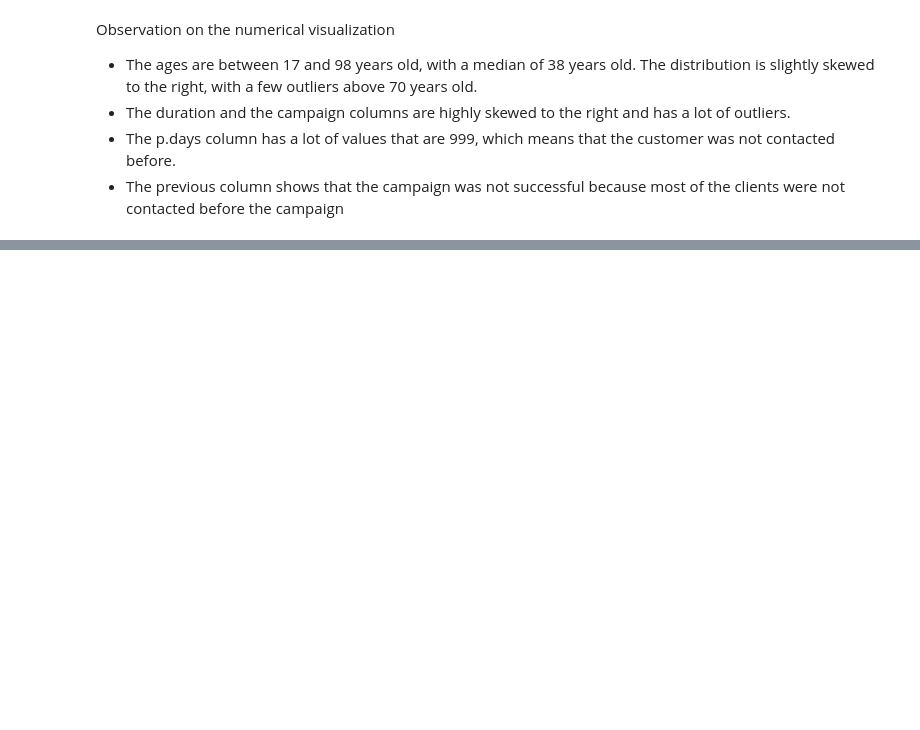
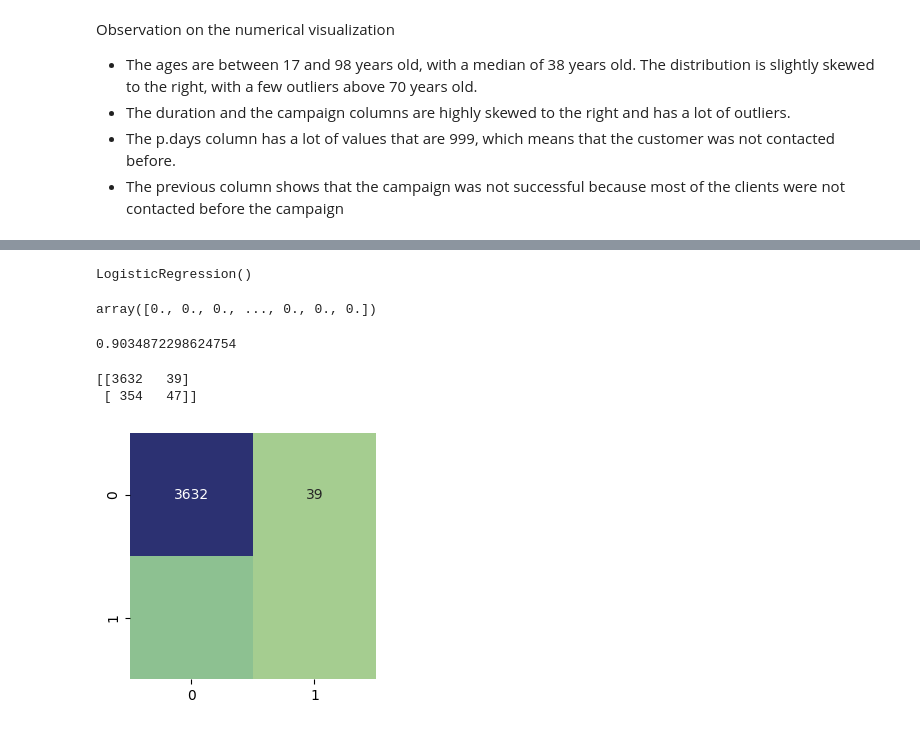
Before and after one commit to fevc08/logistic_regresion_ML, a Jupyter notebook: src/explore.ipynb, the cells around one changed output, grey strips where cells are left out. Saved outputs shown, nothing was run; the diff lists cells and outputs as text; code cells hidden in the pictures; blank space fills up the shorter version.

Commit message:
fevc08 - Logistic Regression Model created and optimized

```diff
--- a/src/explore.ipynb
+++ b/src/explore.ipynb
@@ -386,0 +375,7 @@ X_test.to_csv('../data/processed/X_test.csv', index = False)
+# %%
+# Read the processed data
+train_data = pd.read_csv('../data/processed/X_train.csv')
+test_data = pd.read_csv('../data/processed/X_test.csv')
+
+# Display the train data
+train_data.head()
@@ -386,0 +399,42 @@ X_test.to_csv('../data/processed/X_test.csv', index = False)
+# %%
+# Separate the features and the target variable
+X_train = train_data.drop(['y_n'], axis = 1)
+y_train = train_data['y_n']
+X_test = test_data.drop(['y_n'], axis = 1)
+y_test = test_data['y_n']
+# %%
+# Initialization and training of the model
+model = LogisticRegression()
+model.fit(X_train, y_train)
+# %% [output]
+LogisticRegression()
+# %%
+# Model prediction
+y_pred = model.predict(X_test)
+y_pred
+# %% [output]
+array([0., 0., 0., ..., 0., 0., 0.])
+# %%
+# acurracy of the model
+accuracy_score(y_test, y_pred)
+# %% [output]
+0.9034872298624754
+# %%
+# Confusion matrix
+campaign_cm = confusion_matrix(y_test, y_pred)
+
+print(campaign_cm)
+
+cm_df = pd.DataFrame(campaign_cm)
+
+# Visualize the confusion matrix
+plt.figure(figsize=(3,3))
+sns.heatmap(cm_df, annot=True, fmt='d', cbar=False, cmap="crest")
+
+# Display the plot
+plt.tight_layout()
+plt.show()
+# %% [output]
+[[3632   39]
+ [ 354   47]]
+[figure, added]
```
Also changed, not shown: parts of 18 cells of this notebook, 3 other files.
